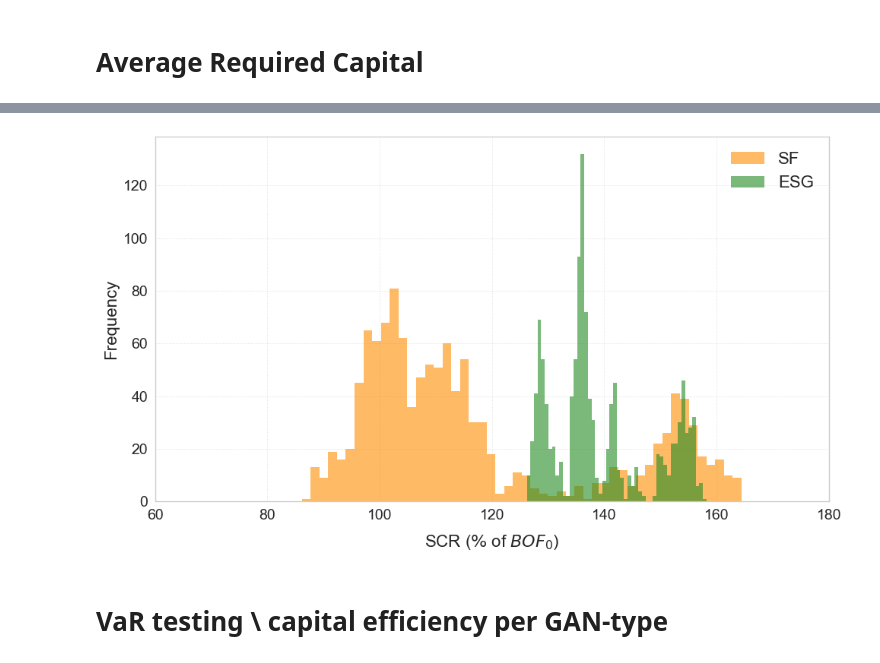
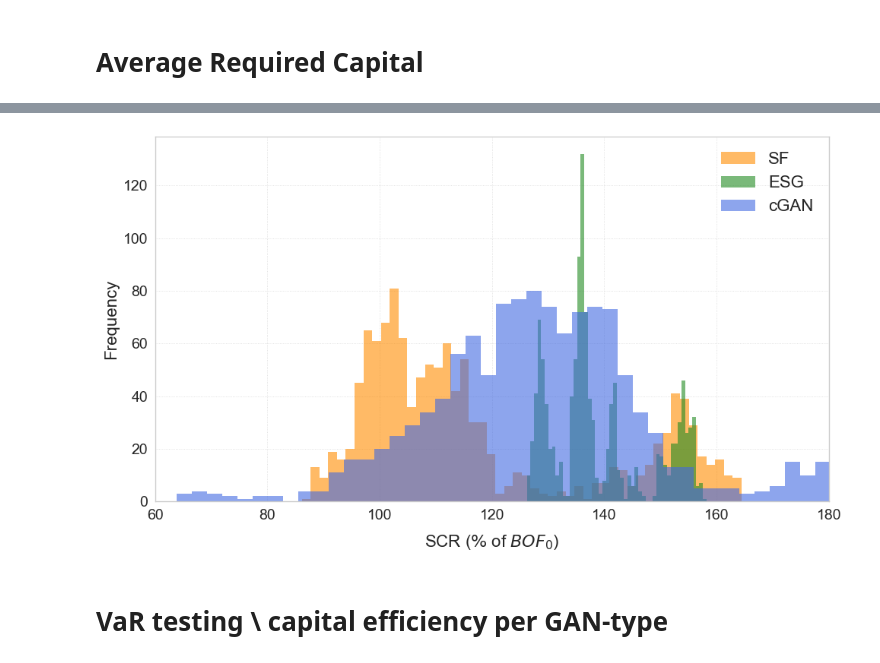
Before and after one commit to nickaskari/master-thesis, a Jupyter notebook: Result_plotting/results_plotting.ipynb, the cells around one changed output, grey strips where cells are left out. Saved outputs shown, nothing was run; the diff lists cells and outputs as text; code cells hidden in the pictures.

```diff
--- a/Result_plotting/results_plotting.ipynb
+++ b/Result_plotting/results_plotting.ipynb
@@ -41,0 +42,7 @@ esg.head()
+# %%
+portfolio = pd.read_csv('Portfolio.csv')
+portfolio = portfolio.reset_index().rename(columns={'index': 'window'})
+portfolio.rename(columns={'scr_values': 'CGAN'}, inplace=True)
+portfolio.drop(columns=['realized_delta_bof'], inplace=True, errors='ignore')
+
+portfolio.head()
@@ -44,8 +58,16 @@ plot_df = pd.merge(
     sf[['Window', 'SF', 'Realized Delta BOF']],
     esg[['Window', 'ESG']],
     on='Window',
-    how='inner'
+    how='inner',
 )
 
+plot_df = pd.merge(
+    plot_df,
+    portfolio[['window', 'CGAN']],
+    left_on='Window',
+    right_on='window',
+    how='inner'
+).drop(columns=['window'])
+
 plot_df.head()
 # %% [output]
@@ -60,6 +82,7 @@ plot_df.head()
 
 plot_df['SF'] = (plot_df['SF'] / 120000) * 100
 plot_df['ESG'] = (plot_df['ESG'] / 120000) * 100
+plot_df['CGAN'] = (plot_df['CGAN'] / 120000) * 100
 plot_df['Realized Delta BOF'] = (plot_df['Realized Delta BOF'] / 120000) * 100
 
 plot_df.head()
@@ -224,8 +278,9 @@ First date in black : 2020-01-02
 # %% [markdown]
 # Average Required Capital
 # %%
-cum_df = plot_df.filter(items=['Window', 'SF', 'ESG']).copy()
+cum_df = plot_df.filter(items=['Window', 'SF', 'ESG', 'CGAN']).copy()
 cum_df['SF'] = (cum_df['SF'] * -1)
 cum_df['ESG'] = (cum_df['ESG'] * -1)
+cum_df['CGAN'] = (cum_df['CGAN'] * -1)
 cum_df.head()
 # %% [output]
@@ -325,31 +424,33 @@ plt.show()
 # %%
 plt.style.use('seaborn-v0_8-whitegrid')
 
 fig, ax = plt.subplots(figsize=(10, 6))
 
 ax.hist(cum_df['SF'], bins=50, color='darkorange',
         alpha=0.6, label='SF', edgecolor=None)
 ax.hist(cum_df['ESG'], bins=50, color='forestgreen',
         alpha=0.6, label='ESG', edgecolor=None)
+ax.hist(cum_df['CGAN'], bins=50, color='royalblue',
+        alpha=0.6, label='cGAN', edgecolor=None)
 
 ax.set_xlabel('SCR ($\%$ of $BOF_0$)', fontsize=16, labelpad=10)
 ax.set_ylabel('Frequency', fontsize=16)
 
 ax.set_xlim(60, 180)
 
 legend = ax.legend(fontsize=16, frameon=False, fancybox=True,
                    shadow=True, framealpha=0.95, loc='best')
 legend.get_frame().set_edgecolor('black')
 
 ax.tick_params(axis='both', which='major', labelsize=14, pad=7)
 
 ax.grid(True, which='major', linestyle=':', linewidth=0.6, alpha=0.7)
 ax.grid(True, which='minor', linestyle=':', linewidth=0.4, alpha=0.5, axis='y')
 
 plt.tight_layout(rect=[0, 0, 1, 0.96])
 plt.show()
 # %% [output]
-[figure, old version]
+[figure, new version]
 # %% [markdown]
 # VaR testing \ capital efficiency per GAN-type
 # %%
```
Also changed, not shown: parts of 20 cells of this notebook, 7 other files.
